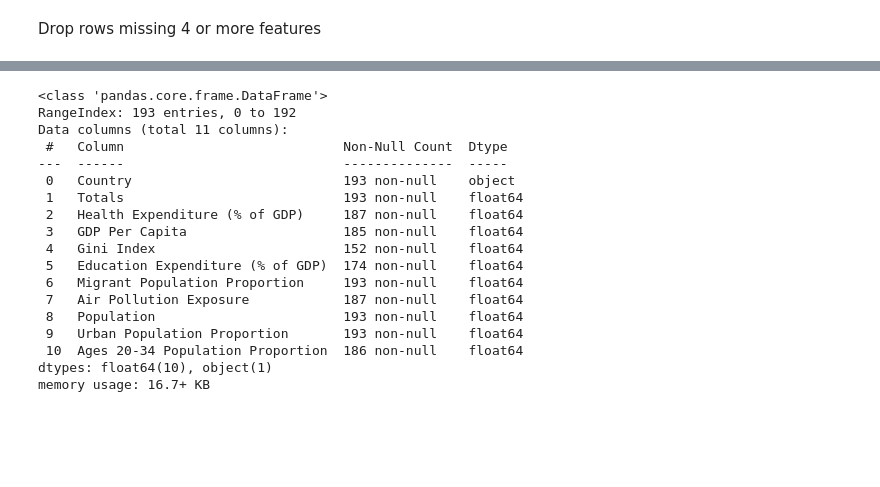
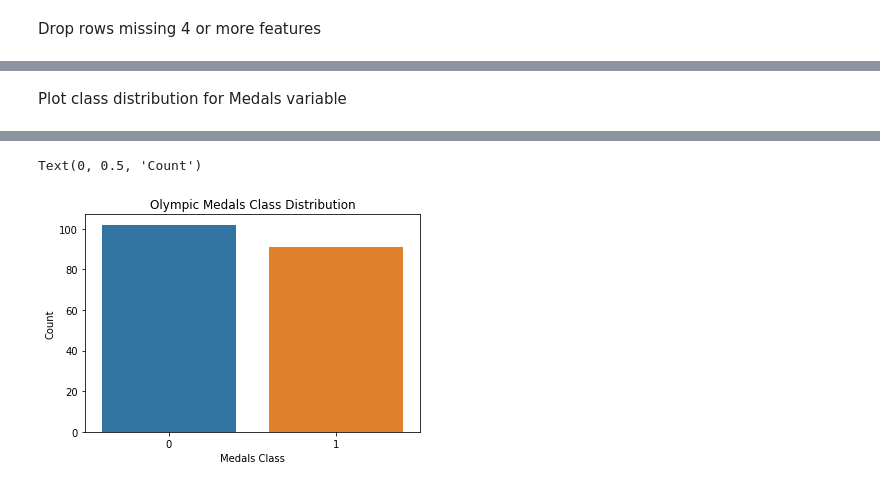
Before and after one commit to blantj/olympic_medal_classification, a Jupyter notebook: Modeling.ipynb, the cells around one changed output, grey strips where cells are left out. Drawn from its saved outputs; the diff is of its cells as text; code cells hidden in the pictures; blank space fills up the shorter version.

Commit message:
Explore Data

```diff
--- a/Modeling.ipynb
+++ b/Modeling.ipynb
@@ -228,6 +232,6 @@ impute_x_test = pd.DataFrame(test_imputer.fit_transform(impute_x_test), columns=
 impute_x_test = pd.DataFrame(impute_ss.inverse_transform(impute_x_test), columns = impute_x_test.columns)
 impute_x_test.index = impute_y_test.index
 
-scaled_df = pd.concat([impute_x_train, impute_x_test], axis=0)
-scaled_df.sort_index(inplace=True)
-scaled_df['Medals'] = df['Totals']
+scrubbed_df = pd.concat([impute_x_train, impute_x_test], axis=0)
+scrubbed_df.sort_index(inplace=True)
+scrubbed_df['Medals'] = df['Totals']
@@ -294,0 +240,3 @@ remerge
+# %%
+scrubbed_df['Medals'] = scrubbed_df['Medals'].astype(bool).astype(int)
+scrubbed_df.head()
@@ -295,3 +288,9 @@ remerge
+# %% [markdown]
+Plot class distribution for Medals variable
 # %%
-impute_x_test
+fig, ax = plt.subplots()
+sns.countplot(x='Medals',data=scrubbed_df, ax=ax)
+ax.set_title('Olympic Medals Class Distribution')
+ax.set_xlabel('Medals Class')
+ax.set_ylabel('Count')
 # %% [output]
@@ -315,21 +297,2 @@ impute_x_test
+Text(0, 0.5, 'Count')
+[figure, added]
-# %%
-df.info()
-# %% [output]
-<class 'pandas.core.frame.DataFrame'>
-RangeIndex: 193 entries, 0 to 192
-Data columns (total 11 columns):
- #   Column                            Non-Null Count  Dtype
----  ------                            --------------  -----
- 0   Country                           193 non-null    object
- 1   Totals                            193 non-null    float64
- 2   Health Expenditure (% of GDP)     187 non-null    float64
- 3   GDP Per Capita                    185 non-null    float64
- 4   Gini Index                        152 non-null    float64
- 5   Education Expenditure (% of GDP)  174 non-null    float64
- 6   Migrant Population Proportion     193 non-null    float64
- 7   Air Pollution Exposure            187 non-null    float64
- 8   Population                        193 non-null    float64
- 9   Urban Population Proportion       193 non-null    float64
- 10  Ages 20-34 Population Proportion  186 non-null    float64
-dtypes: float64(10), object(1)
-memory usage: 16.7+ KB
```
Also changed, not shown: parts of 25 cells of this notebook.
